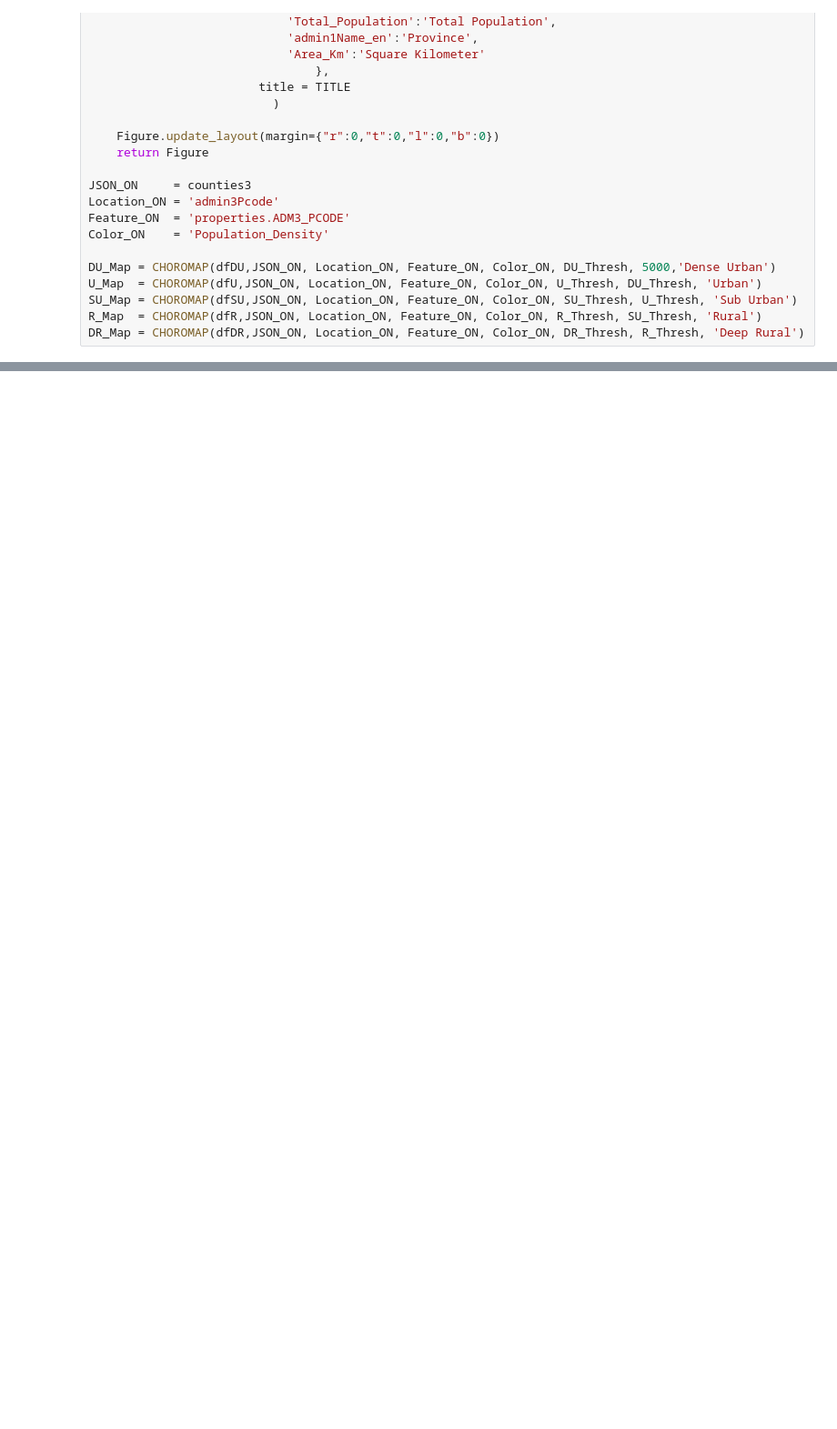
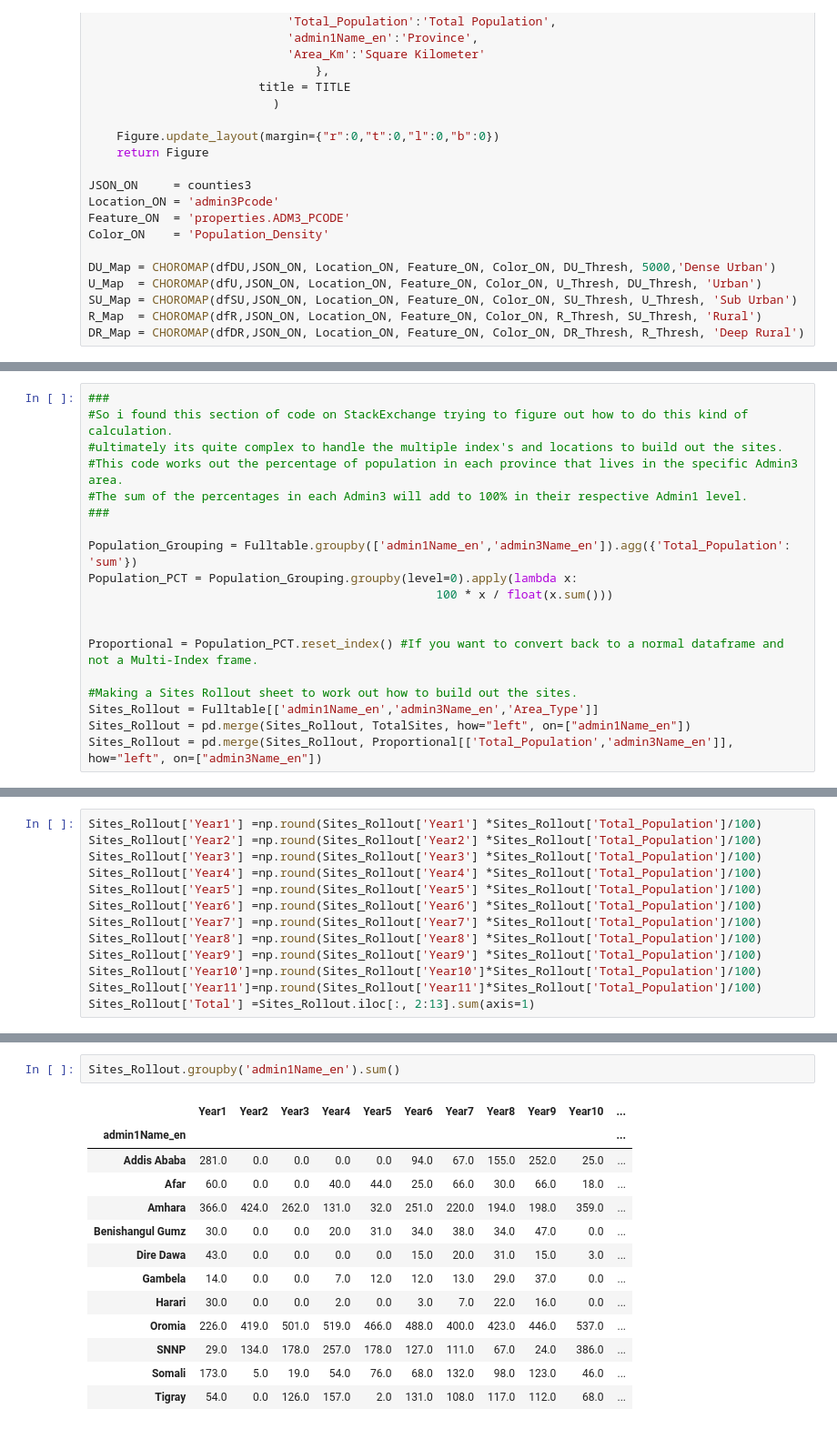
Before and after one commit to johnmeye/Ethiopia, a Jupyter notebook: Ethiopia Design File.ipynb, the cells around one changed output, grey strips where cells are left out. Shown at 91% size. Drawn from its saved outputs; the diff is of its cells as text; blank space fills up the shorter version.

Commit message:
Weekly Backup and update
Backing up and updating for the week.
Have already finished breaking up the different regions and building out the switching profiles.

```diff
--- a/Ethiopia Design File.ipynb
+++ b/Ethiopia Design File.ipynb
@@ -371,0 +529,19 @@ DR_Map.show()
+# %%
+###
+#So i found this section of code on StackExchange trying to figure out how to do this kind of calculation.
+#ultimately its quite complex to handle the multiple index's and locations to build out the sites.
+#This code works out the percentage of population in each province that lives in the specific Admin3 area.
+#The sum of the percentages in each Admin3 will add to 100% in their respective Admin1 level.
+###
+
+Population_Grouping = Fulltable.groupby(['admin1Name_en','admin3Name_en']).agg({'Total_Population': 'sum'})
+Population_PCT = Population_Grouping.groupby(level=0).apply(lambda x:
+                                                 100 * x / float(x.sum()))
+
+
+Proportional = Population_PCT.reset_index() #If you want to convert back to a normal dataframe and not a Multi-Index frame.
+
+#Making a Sites Rollout sheet to work out how to build out the sites.
+Sites_Rollout = Fulltable[['admin1Name_en','admin3Name_en','Area_Type']]
+Sites_Rollout = pd.merge(Sites_Rollout, TotalSites, how="left", on=["admin1Name_en"])
+Sites_Rollout = pd.merge(Sites_Rollout, Proportional[['Total_Population','admin3Name_en']], how="left", on=["admin3Name_en"])
@@ -371,0 +565,13 @@ DR_Map.show()
+# %%
+Sites_Rollout['Year1'] =np.round(Sites_Rollout['Year1'] *Sites_Rollout['Total_Population']/100)
+Sites_Rollout['Year2'] =np.round(Sites_Rollout['Year2'] *Sites_Rollout['Total_Population']/100)
+Sites_Rollout['Year3'] =np.round(Sites_Rollout['Year3'] *Sites_Rollout['Total_Population']/100)
+Sites_Rollout['Year4'] =np.round(Sites_Rollout['Year4'] *Sites_Rollout['Total_Population']/100)
+Sites_Rollout['Year5'] =np.round(Sites_Rollout['Year5'] *Sites_Rollout['Total_Population']/100)
+Sites_Rollout['Year6'] =np.round(Sites_Rollout['Year6'] *Sites_Rollout['Total_Population']/100)
+Sites_Rollout['Year7'] =np.round(Sites_Rollout['Year7'] *Sites_Rollout['Total_Population']/100)
+Sites_Rollout['Year8'] =np.round(Sites_Rollout['Year8'] *Sites_Rollout['Total_Population']/100)
+Sites_Rollout['Year9'] =np.round(Sites_Rollout['Year9'] *Sites_Rollout['Total_Population']/100)
+Sites_Rollout['Year10']=np.round(Sites_Rollout['Year10']*Sites_Rollout['Total_Population']/100)
+Sites_Rollout['Year11']=np.round(Sites_Rollout['Year11']*Sites_Rollout['Total_Population']/100)
+Sites_Rollout['Total'] =Sites_Rollout.iloc[:, 2:13].sum(axis=1)
@@ -371,0 +595,16 @@ DR_Map.show()
+# %%
+Sites_Rollout.groupby('admin1Name_en').sum()
+# %% [output]
+|  | Year1 | Year2 | Year3 | Year4 | Year5 | Year6 | Year7 | Year8 | Year9 | Year10 | ... |
+| admin1Name_en |  |  |  |  |  |  |  |  |  |  | ... |
+| Addis Ababa | 281.0 | 0.0 | 0.0 | 0.0 | 0.0 | 94.0 | 67.0 | 155.0 | 252.0 | 25.0 | ... |
+| Afar | 60.0 | 0.0 | 0.0 | 40.0 | 44.0 | 25.0 | 66.0 | 30.0 | 66.0 | 18.0 | ... |
+| Amhara | 366.0 | 424.0 | 262.0 | 131.0 | 32.0 | 251.0 | 220.0 | 194.0 | 198.0 | 359.0 | ... |
+| Benishangul Gumz | 30.0 | 0.0 | 0.0 | 20.0 | 31.0 | 34.0 | 38.0 | 34.0 | 47.0 | 0.0 | ... |
+| Dire Dawa | 43.0 | 0.0 | 0.0 | 0.0 | 0.0 | 15.0 | 20.0 | 31.0 | 15.0 | 3.0 | ... |
+| Gambela | 14.0 | 0.0 | 0.0 | 7.0 | 12.0 | 12.0 | 13.0 | 29.0 | 37.0 | 0.0 | ... |
+| Harari | 30.0 | 0.0 | 0.0 | 2.0 | 0.0 | 3.0 | 7.0 | 22.0 | 16.0 | 0.0 | ... |
+| Oromia | 226.0 | 419.0 | 501.0 | 519.0 | 466.0 | 488.0 | 400.0 | 423.0 | 446.0 | 537.0 | ... |
+| SNNP | 29.0 | 134.0 | 178.0 | 257.0 | 178.0 | 127.0 | 111.0 | 67.0 | 24.0 | 386.0 | ... |
+| Somali | 173.0 | 5.0 | 19.0 | 54.0 | 76.0 | 68.0 | 132.0 | 98.0 | 123.0 | 46.0 | ... |
+| Tigray | 54.0 | 0.0 | 126.0 | 157.0 | 2.0 | 131.0 | 108.0 | 117.0 | 112.0 | 68.0 | ... |
```
Also changed, not shown: parts of 28 cells of this notebook, 8 other files.
